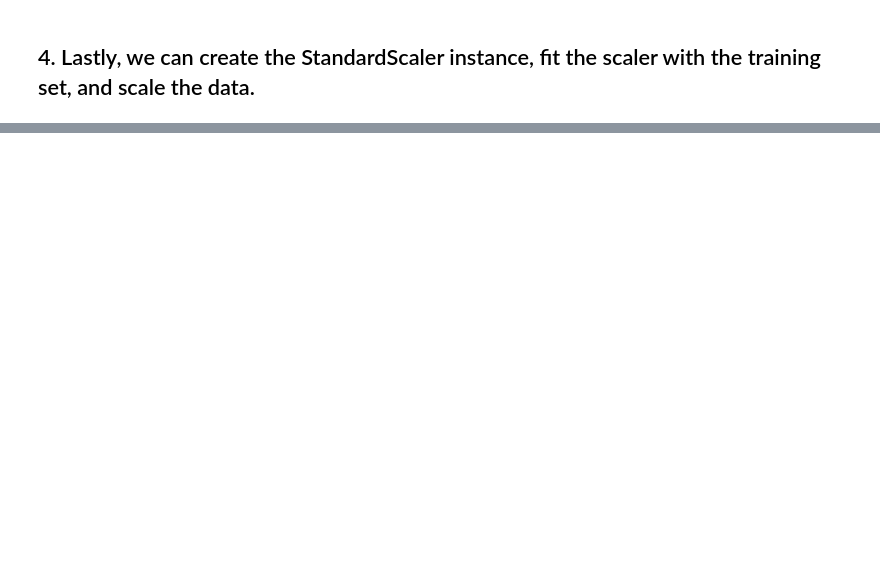
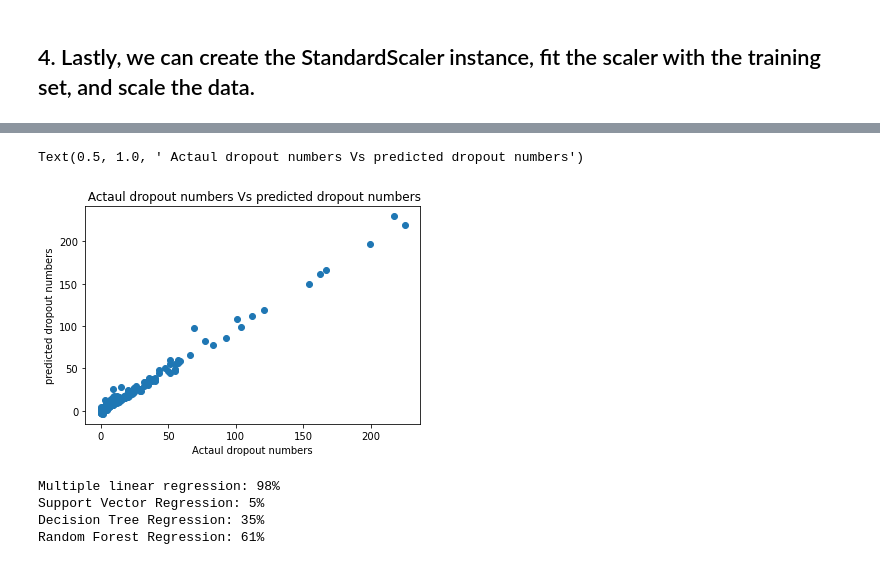
Before and after one commit to divish16/NYC-Student-Success-Predictions, a Jupyter notebook: ML_segment2.ipynb, the cells around one changed output, grey strips where cells are left out. Cells and saved outputs as stored; diff of their text form; code cells hidden in the pictures; blank space fills up the shorter version.

```diff
--- a/segment_2.ipynb
+++ b/ML_segment2.ipynb
@@ -125,0 +123,3 @@ X_train, X_test, y_train, y_test = train_test_split(X, y, random_state=78)
+# %%
+# # Splitting into Train and Test sets.
+X_train, X_test, y_train, y_test = train_test_split(X, y,test_size = 0.2,random_state=78)
@@ -150,0 +216,6 @@ predictions = rf_model.predict(X_test_scaled)
+# %%
+# Training the multiple regression model on the Training set
+from sklearn.linear_model import LinearRegression
+rf_model = LinearRegression()
+rf_model = rf_model.fit(X_train, y_train)
+rf_model
@@ -150,0 +254,20 @@ predictions = rf_model.predict(X_test_scaled)
+# %%
+import matplotlib.pyplot as plt
+plt.scatter(y,rf_model.predict(X))
+plt.xlabel('Actaul dropout numbers')
+plt.ylabel('predicted dropout numbers')
+plt.rcParams["figure.figsize"] = (10,6) # Custom figure size in inches
+plt.title(" Actaul dropout numbers Vs predicted dropout numbers")
+# %% [output]
+Text(0.5, 1.0, ' Actaul dropout numbers Vs predicted dropout numbers')
+[figure, added]
+# %%
+print("Multiple linear regression: 98%")
+print("Support Vector Regression: 5%")
+print("Decision Tree Regression: 35%")
+print("Random Forest Regression: 61%")
+# %% [output]
+Multiple linear regression: 98%
+Support Vector Regression: 5%
+Decision Tree Regression: 35%
+Random Forest Regression: 61%
```
Also changed, not shown: parts of 32 cells of this notebook, 1 other file.
